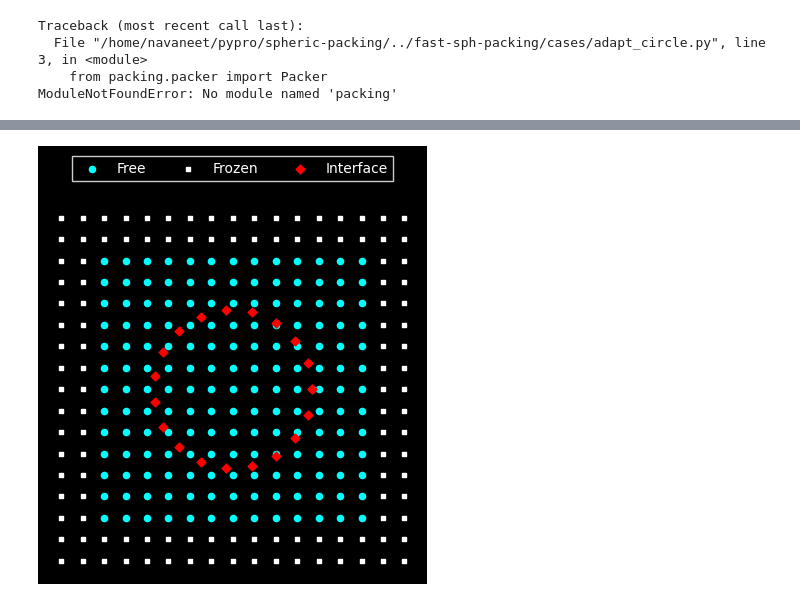
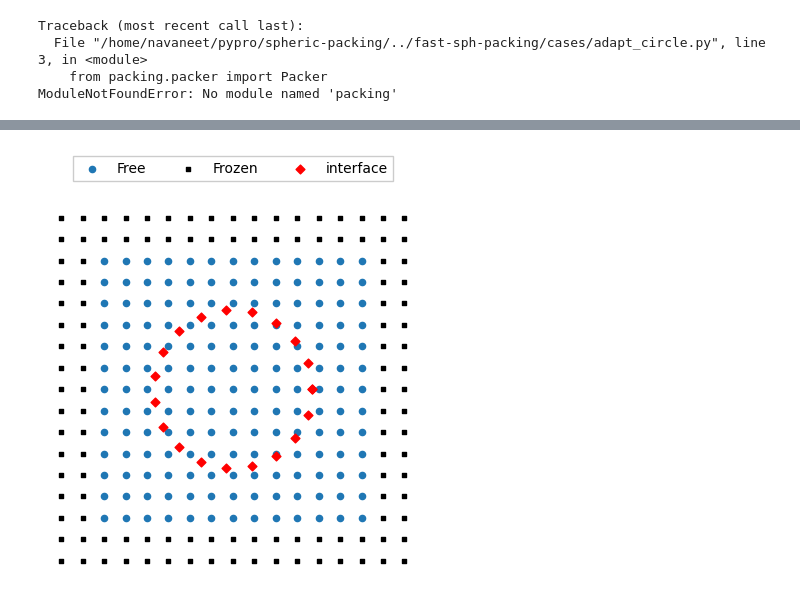
Before and after one commit to nauaneed/packing-spheric25, a Jupyter notebook: plots.ipynb, the cells around one changed output, grey strips where cells are left out. Saved outputs shown, nothing was run; the diff lists cells and outputs as text; code cells hidden in the pictures.

```diff
--- a/plots.ipynb
+++ b/plots.ipynb
@@ -4,7 +4,7 @@ import numpy as np
 import matplotlib.pyplot as plt
 from pathlib import Path
 
-plt.style.use('dark_background')
+# plt.style.use('dark_background')
 
 path = Path('../fast-sph-packing').resolve()
 
@@ -61,21 +61,21 @@ plt.savefig('assets/circle_pack.png', dpi=300, bbox_inches='tight')
 # %%
 x, y = np.mgrid[-1.3:1.3:17j, -1.3:1.3:17j]
 r = np.sqrt(x**2 + y**2)
 frozenc = (x >1.0) | (y > 1.0) | (x < -1.0) | (y < -1.0)
 freec = ~frozenc
 thetas = np.linspace(0, 2*np.pi, 20)
 xc, yc = 0.6 * np.cos(thetas), 0.6 * np.sin(thetas)
 
 fig, ax = plt.subplots()
-ax.scatter(x[freec], y[freec], s=20, marker='o', label='Free', c='cyan')
-ax.scatter(x[frozenc], y[frozenc], s=12, marker='s', label='Frozen', c='white')
-ax.scatter(xc, yc, s=20, c='r', marker='D', label='Interface')
+ax.scatter(x[freec], y[freec], s=20, marker='o', label='Free', c='tab:blue')
+ax.scatter(x[frozenc], y[frozenc], s=12, marker='s', label='Frozen', c='k')
+ax.scatter(xc, yc, s=20, c='r', marker='D', label='interface')
 ax.set_aspect('equal', adjustable='box')
 ax.set_xlim(-1.4, 1.4)
 ax.set_ylim(-1.4, 1.4)
 ax.legend(bbox_to_anchor=(0.5, 1.15), loc='upper center', ncol=3, fancybox=False, framealpha=1.0)
 ax.axis('off')
 figfile = 'assets/particle-sets.png'
 plt.savefig(figfile, bbox_inches='tight', pad_inches=0.0, dpi=300)
 # %% [output]
-[figure, old version]
+[figure, new version]
```
Also changed, not shown: parts of 3 cells of this notebook, 6 other files.
